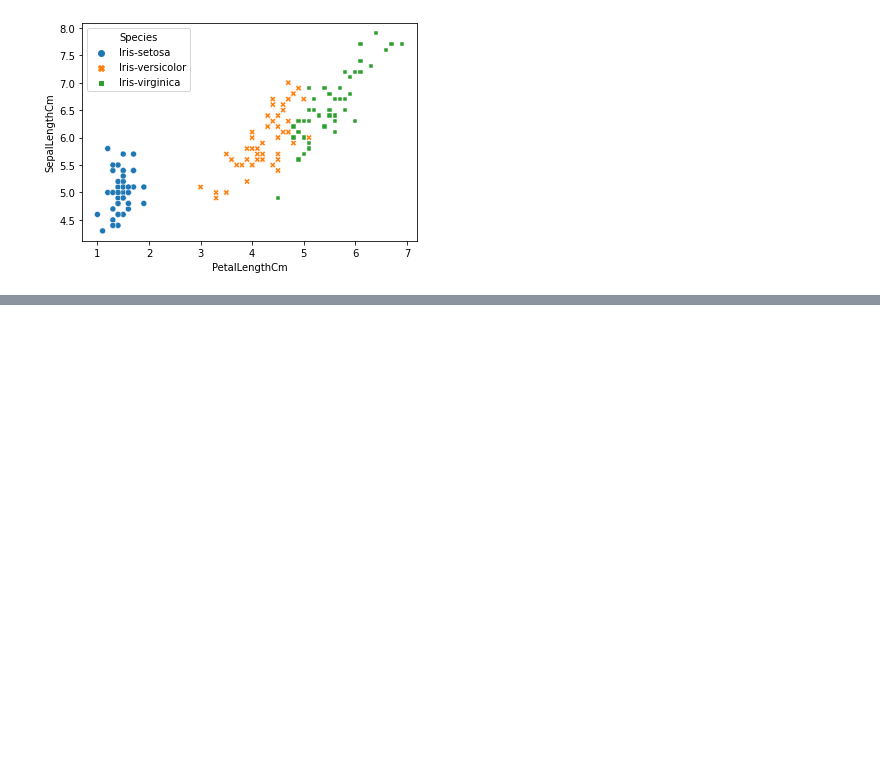
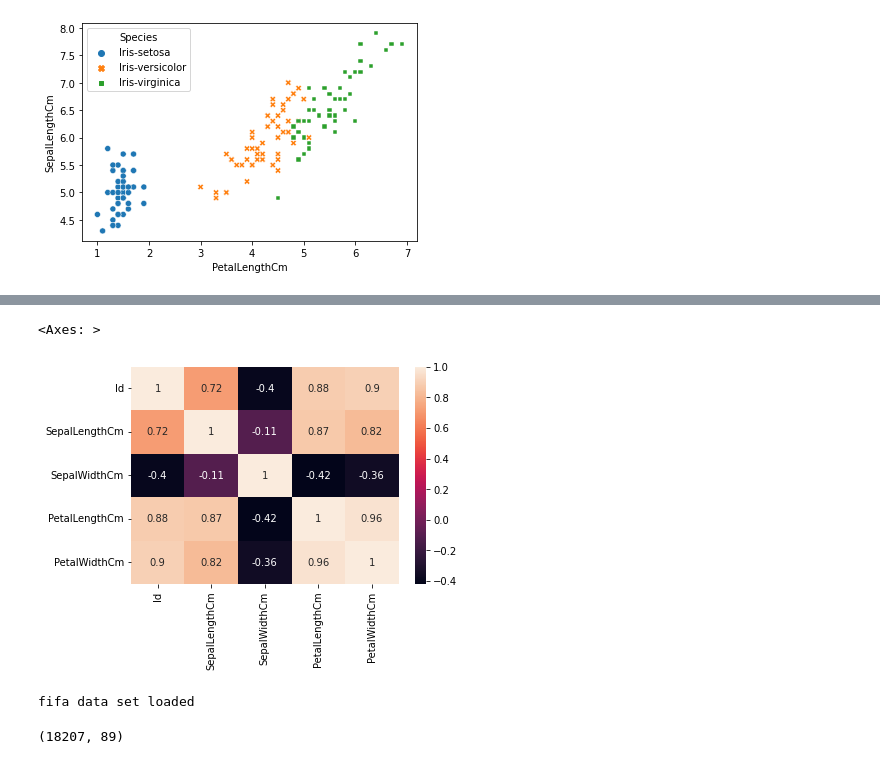
Before and after one commit to anirudhp06/Machine-Learning-Course, a Jupyter notebook: SDP107 Day-2.ipynb, the cells around one changed output, grey strips where cells are left out. Drawn from its saved outputs; the diff is of its cells as text; code cells hidden in the pictures; blank space fills up the shorter version.

```diff
--- a/SDP107 Day-2.ipynb
+++ b/SDP107 Day-2.ipynb
@@ -130,0 +146,7 @@ style='Species')
+# %%
+# Heat map, it uses square matrix.
+# Uses correlation for creating heat map.
+sns.heatmap(iris.corr(),annot=True)
+# %% [output]
+<Axes: >
+[figure, added]
@@ -130,0 +160,10 @@ style='Species')
+# %%
+# Fifa dataset
+fifa=pd.read_csv('DataSets/fifa.csv')
+print("fifa data set loaded")
+# %% [output]
+fifa data set loaded
+# %%
+fifa.shape
+# %% [output]
+(18207, 89)
```
Also changed, not shown: parts of 18 cells of this notebook.
